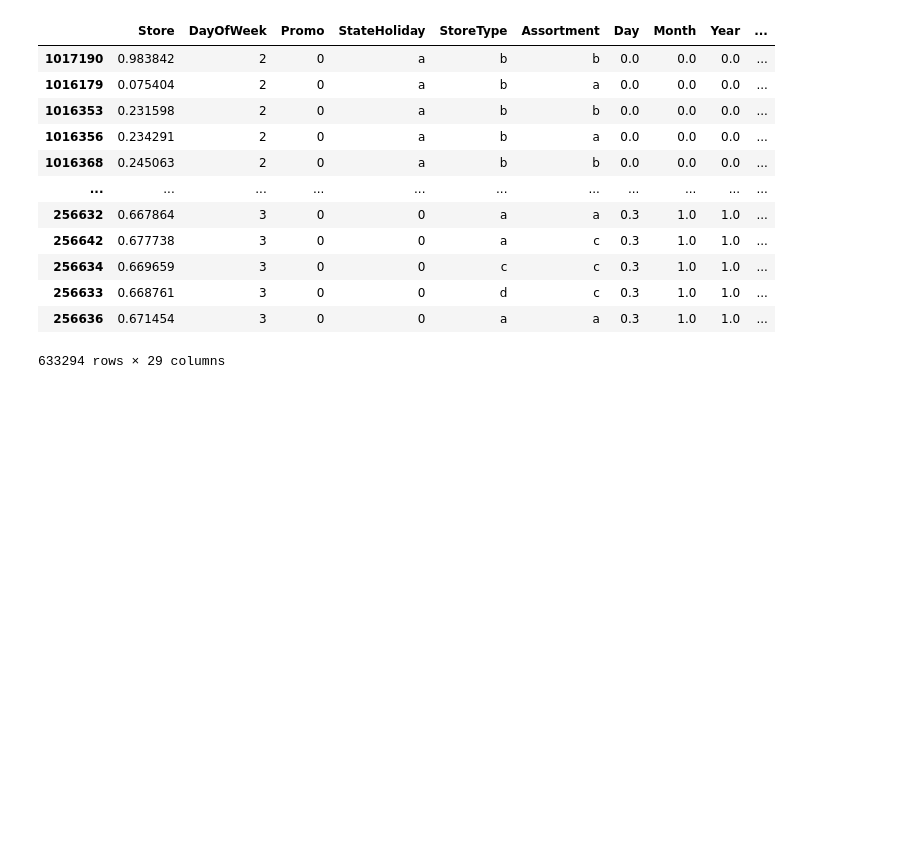
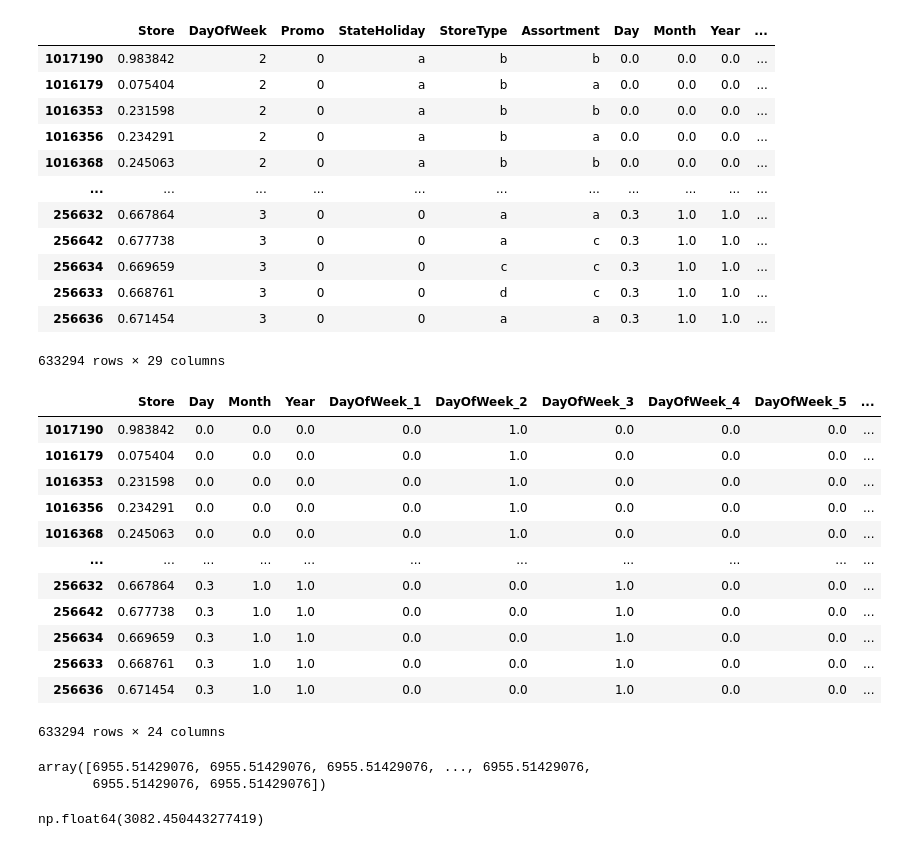
Before and after one commit to Imran1hp/Machine-Learning, a Jupyter notebook: Rossmann_store_sales_prob.ipynb, the cells around one changed output. Cells and saved outputs as stored; diff of their text form; code cells hidden in the pictures; blank space fills up the shorter version.

```diff
--- a/Rossmann_store_sales_prob.ipynb
+++ b/Rossmann_store_sales_prob.ipynb
@@ -496,3 +496,19 @@ train_inputs
 x_train = train_inputs[numeric_cols + encoded_cols]
 x_val  = val_inputs[numeric_cols + encoded_cols]
 x_test =  test_inputs[numeric_cols + encoded_cols]
+# %%
+x_train
+# %% [output]
+|  | Store | Day | Month | Year | DayOfWeek_1 | DayOfWeek_2 | DayOfWeek_3 | DayOfWeek_4 | DayOfWeek_5 | ... |
+| 1017190 | 0.983842 | 0.0 | 0.0 | 0.0 | 0.0 | 1.0 | 0.0 | 0.0 | 0.0 | ... |
+| 1016179 | 0.075404 | 0.0 | 0.0 | 0.0 | 0.0 | 1.0 | 0.0 | 0.0 | 0.0 | ... |
+| 1016353 | 0.231598 | 0.0 | 0.0 | 0.0 | 0.0 | 1.0 | 0.0 | 0.0 | 0.0 | ... |
+| 1016356 | 0.234291 | 0.0 | 0.0 | 0.0 | 0.0 | 1.0 | 0.0 | 0.0 | 0.0 | ... |
+| 1016368 | 0.245063 | 0.0 | 0.0 | 0.0 | 0.0 | 1.0 | 0.0 | 0.0 | 0.0 | ... |
+| ... | ... | ... | ... | ... | ... | ... | ... | ... | ... | ... |
+| 256632 | 0.667864 | 0.3 | 1.0 | 1.0 | 0.0 | 0.0 | 1.0 | 0.0 | 0.0 | ... |
+| 256642 | 0.677738 | 0.3 | 1.0 | 1.0 | 0.0 | 0.0 | 1.0 | 0.0 | 0.0 | ... |
+| 256634 | 0.669659 | 0.3 | 1.0 | 1.0 | 0.0 | 0.0 | 1.0 | 0.0 | 0.0 | ... |
+| 256633 | 0.668761 | 0.3 | 1.0 | 1.0 | 0.0 | 0.0 | 1.0 | 0.0 | 0.0 | ... |
+| 256636 | 0.671454 | 0.3 | 1.0 | 1.0 | 0.0 | 0.0 | 1.0 | 0.0 | 0.0 | ... |
+633294 rows × 24 columns
@@ -498,0 +520,5 @@ x_test =  test_inputs[numeric_cols + encoded_cols]
+# %%
+train_preds
+# %% [output]
+array([6955.51429076, 6955.51429076, 6955.51429076, ..., 6955.51429076,
+       6955.51429076, 6955.51429076])
@@ -498,0 +527,4 @@ x_test =  test_inputs[numeric_cols + encoded_cols]
+# %%
+np.sqrt(mean_squared_error(train_preds,train_target))
+# %% [output]
+np.float64(3082.450443277419)
```
Also changed, not shown: parts of 11 cells of this notebook.
